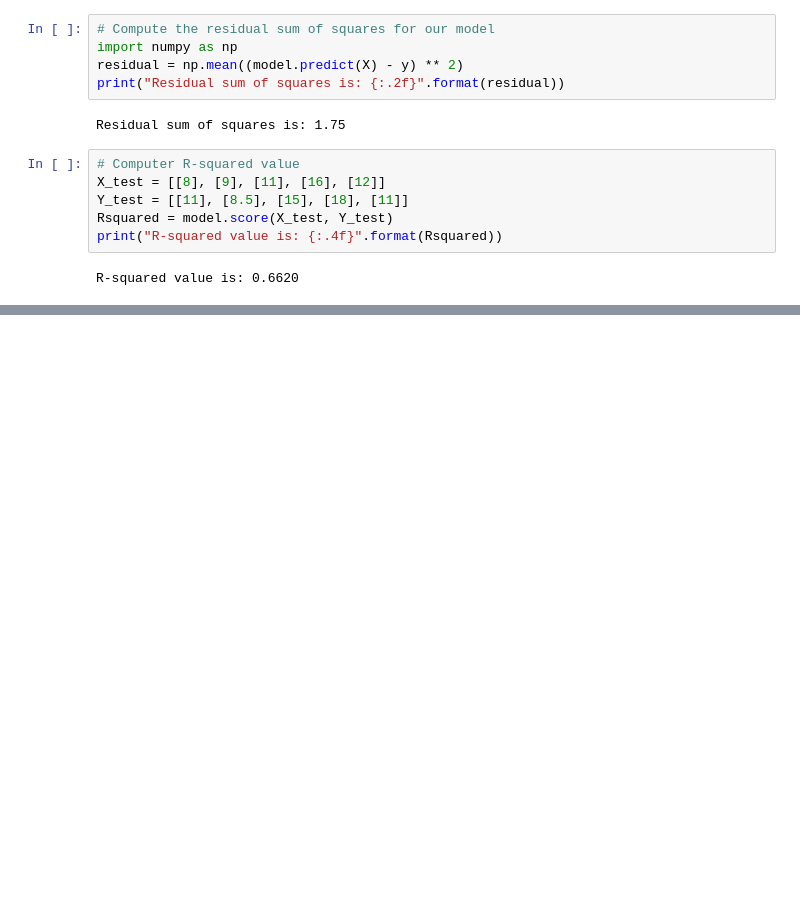
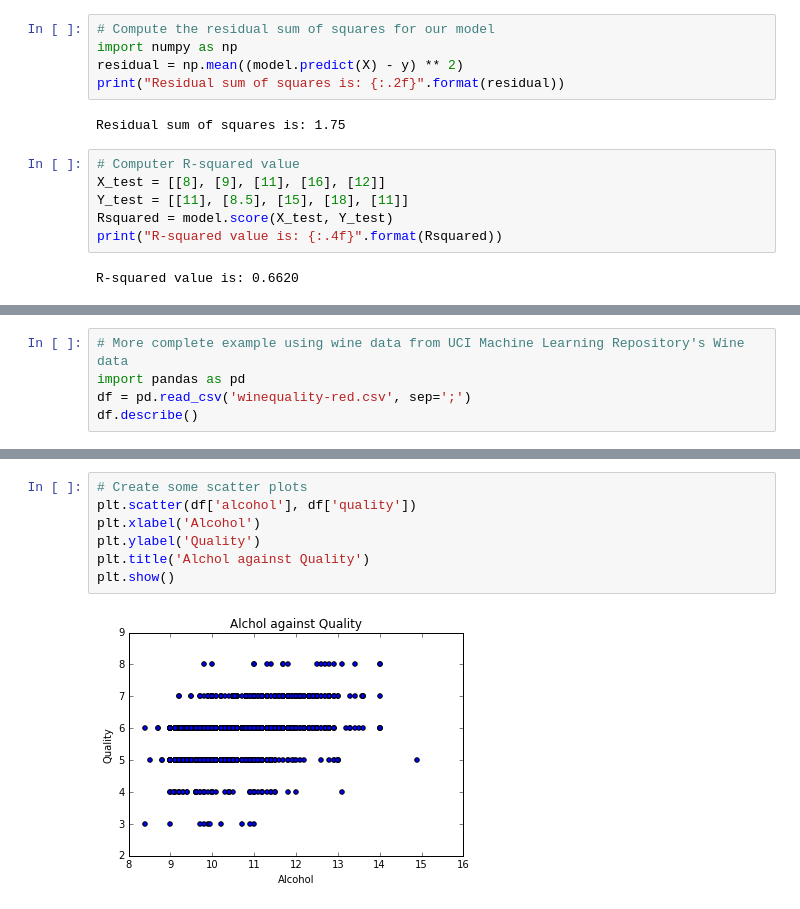
Before and after one commit to AlexPetit12/scikit-learn_examples, a Jupyter notebook: Chapter2_LinearRegression.ipynb, the cells around one changed output, grey strips where cells are left out. Cells and saved outputs as stored; diff of their text form; blank space fills up the shorter version.

```diff
--- a/Chapter2_LinearRegression.ipynb
+++ b/Chapter2_LinearRegression.ipynb
@@ -70,0 +123,5 @@ R-squared value is: 0.7702
+# %%
+# More complete example using wine data from UCI Machine Learning Repository's Wine data
+import pandas as pd
+df = pd.read_csv('winequality-red.csv', sep=';')
+df.describe()
@@ -70,0 +138,9 @@ R-squared value is: 0.7702
+# %%
+# Create some scatter plots
+plt.scatter(df['alcohol'], df['quality'])
+plt.xlabel('Alcohol')
+plt.ylabel('Quality')
+plt.title('Alchol against Quality')
+plt.show()
+# %% [output]
+[figure, added]
```
Also changed, not shown: parts of 8 cells of this notebook, 2 other files.
